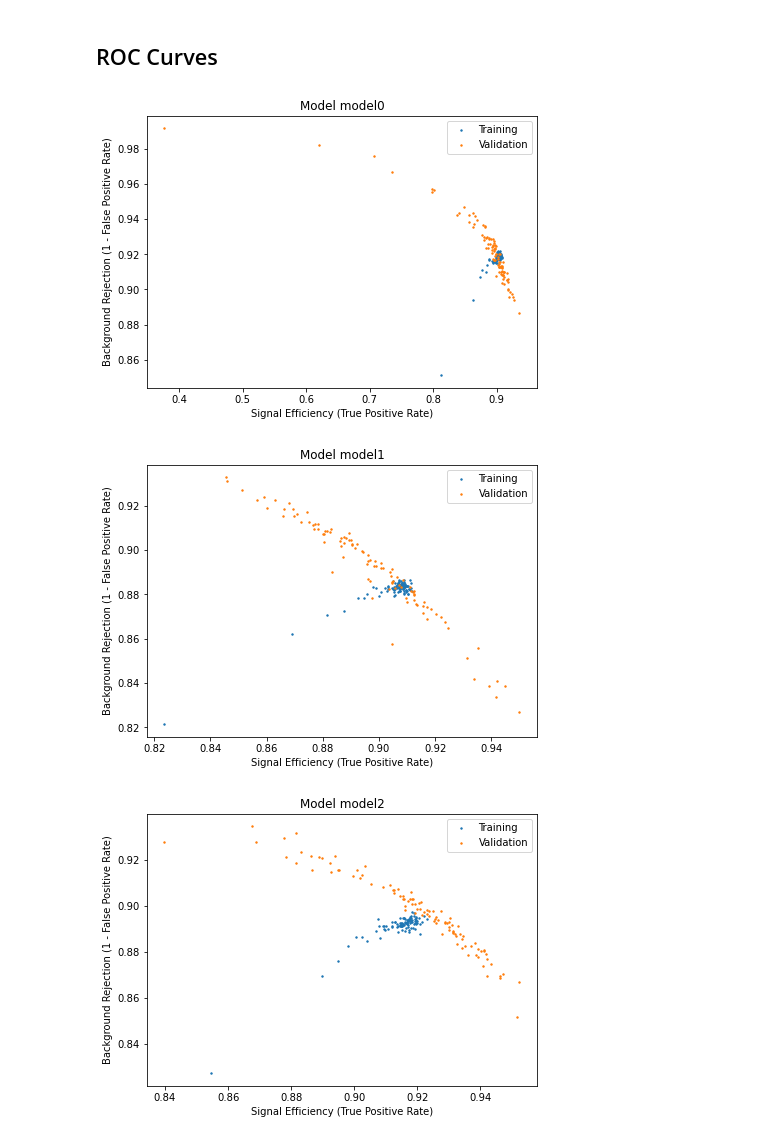
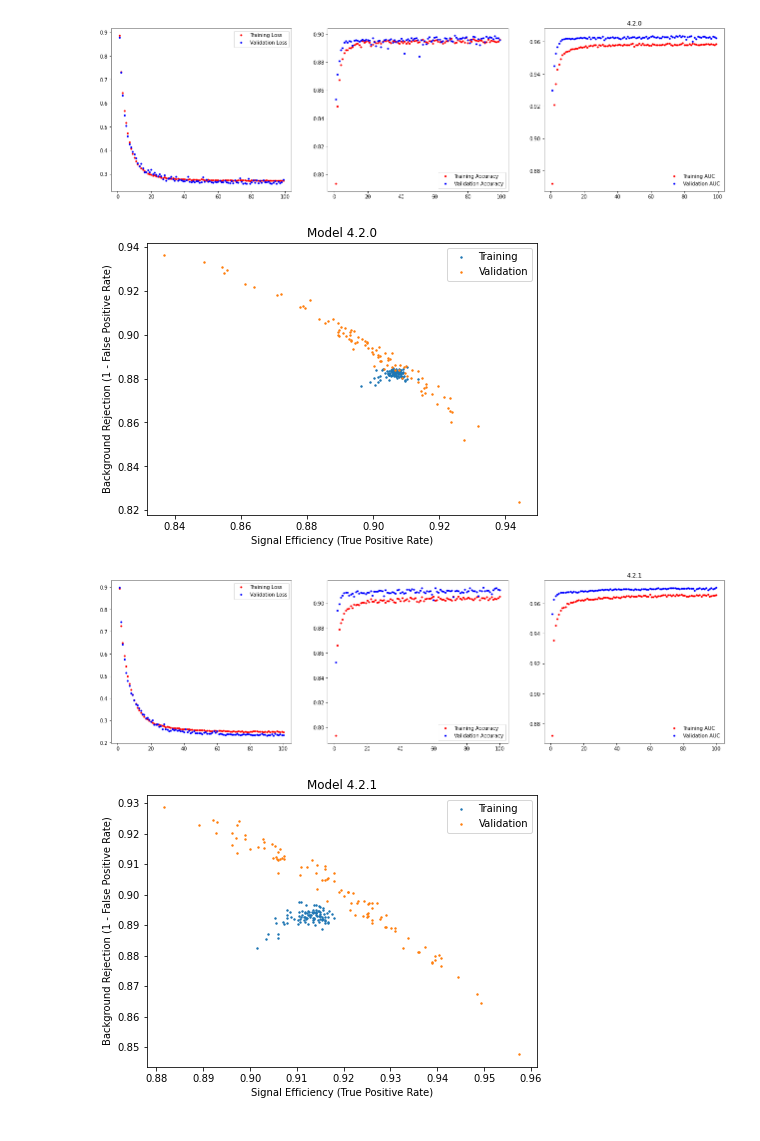
Before and after one commit to ChandlerKenworthy/Y4RareDecayProject, a Jupyter notebook: code/neural_network/model_analysis.ipynb, the cells around one changed output. Drawn from its saved outputs; the diff is of its cells as text; code cells hidden in the pictures.

Commit message:
Made ROC curves for new models

```diff
--- a/code/neural_network/model_analysis.ipynb
+++ b/code/neural_network/model_analysis.ipynb
@@ -117,11 +79,5 @@ for i, d in enumerate(data):
-# %%
-history1 = pickle.load(open(f'train_history/v4.1.0', "rb"))
-history2 = pickle.load(open(f'train_history/v4.1.1', "rb"))
-history3 = pickle.load(open(f'train_history/v4.1.2', "rb"))
-# %% [markdown]
-## ROC Curves
 # %%
-def roc_curve(history, y_train, y_val, mversion='No Version'):
+def roc_curve(history, y_train, y_val, mversion='No Version', savefig=False, off=False, excl_epochs=0):
     train_signal_eff = history['true_positives']/y_train.value_counts()[1]
     val_signal_eff = history['val_true_positives']/y_val.value_counts()[1]
     # What percentage of total signal events were identified as signal events
@@ -130,6 +86,9 @@ def roc_curve(history, y_train, y_val, mversion='No Version'):
     val_background_rej = 1 - (history['val_false_positives'] / y_val.value_counts()[0])
     # The number of true positives to total positives
 
+    train_background_rej, val_background_rej = train_background_rej[excl_epochs:], val_background_rej[excl_epochs:]
+    train_signal_eff, val_signal_eff = train_signal_eff[excl_epochs:], val_signal_eff[excl_epochs:]
+
     fig, ax = plt.subplots(1, 1, figsize=(7, 5))
     ax.scatter(train_signal_eff, train_background_rej,  label='Training', s=2)
     ax.scatter(val_signal_eff, val_background_rej, label='Validation', s=2)
@@ -137,15 +96,25 @@ def roc_curve(history, y_train, y_val, mversion='No Version'):
     ax.set_xlabel('Signal Efficiency (True Positive Rate)')
     plt.title(f'Model {mversion}')
     plt.legend()
-    plt.show()
+    if savefig != False:
+        plt.savefig(savefig)
+    if not off:
+        plt.show()
-# %%
-hists = [history1, history2, history3]
-
-j = 0
-for i, value in dat.items():
-    roc_curve(hists[j], value[1][0][1], value[1][1][1], mversion=i)
-    j += 1
-# %% [output]
-[figure, removed]
-[figure, removed]
-[figure, removed]
+# %%
+def run_all(data_objs):
+    # Give it a list of data objects
+    for i, d in enumerate(data_objs):
+        (X_train, y_train), (X_val, y_val), (X_test, y_test) = d.get_train_val_test_split()
+        model = compile_model((X_train.shape[1],))
+        #fit_model(model, (X_train, y_train), (X_val, y_val), f'4.2.{i}', callbacks=custom_callbacks)
+        plot_history(f'4.2.{i}', f'train_history_imgs/4.2.{i}.png', off=True)
+        history = pickle.load(open(f'train_history/v4.2.{i}', "rb"))
+        roc_curve(history, y_train, y_val, mversion=f'4.2.{i}', savefig=f'train_history_imgs/4.2.{i}_roc.png', off=True, excl_epochs=5)
+        # Dont plot the first 5 epochs they are dumb
+# %%
+run_all(data)
+# %% [output]
+[figure, added]
+[figure, added]
+[figure, added]
+[figure, added]
```
Also changed, not shown: parts of 9 cells of this notebook, 4 other files.
